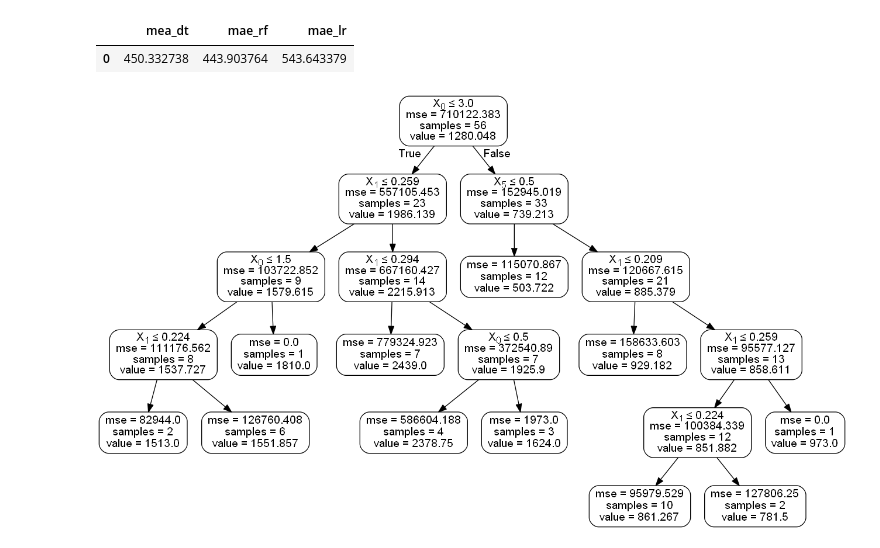
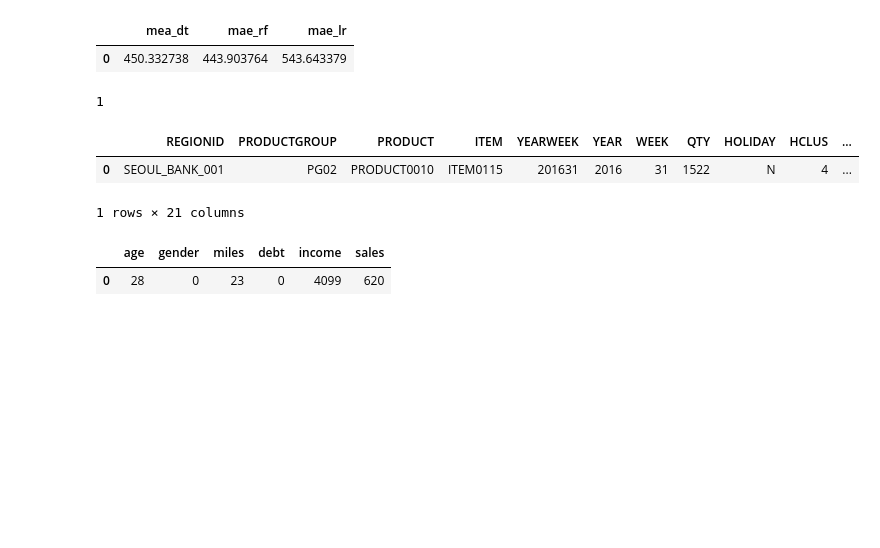
Before and after one commit to bearcho/sep3, a Jupyter notebook: 9월3일실습.ipynb, the cells around one changed output. Drawn from its saved outputs; the diff is of its cells as text; code cells hidden in the pictures; blank space fills up the shorter version.

```diff
--- a/9월3일실습.ipynb
+++ b/9월3일실습.ipynb
@@ -338,5 +323,6 @@ rounded=True,
 special_characters=True)
 graph = pydotplus.graph_from_dot_data(dot_data.getvalue())
 Image(graph.create_png())
+print(1)
 # %% [output]
-[figure, removed]
+1
@@ -342,0 +333,13 @@ Image(graph.create_png())
+# %%
+testData_all.head(1)
+# %% [output]
+|  | REGIONID | PRODUCTGROUP | PRODUCT | ITEM | YEARWEEK | YEAR | WEEK | QTY | HOLIDAY | HCLUS | ... |
+| 0 | SEOUL_BANK_001 | PG02 | PRODUCT0010 | ITEM0115 | 201631 | 2016 | 31 | 1522 | N | 4 | ... |
+1 rows × 21 columns
+# %%
+featuresData = pd.read_csv("https://raw.githubusercontent.com/hyokwan/python-lecture/master/dataset/cars.csv")
+# %%
+featuresData.head(1)
+# %% [output]
+|  | age | gender | miles | debt | income | sales |
+| 0 | 28 | 0 | 23 | 0 | 4099 | 620 |
```
Also changed, not shown: parts of 22 cells of this notebook.
